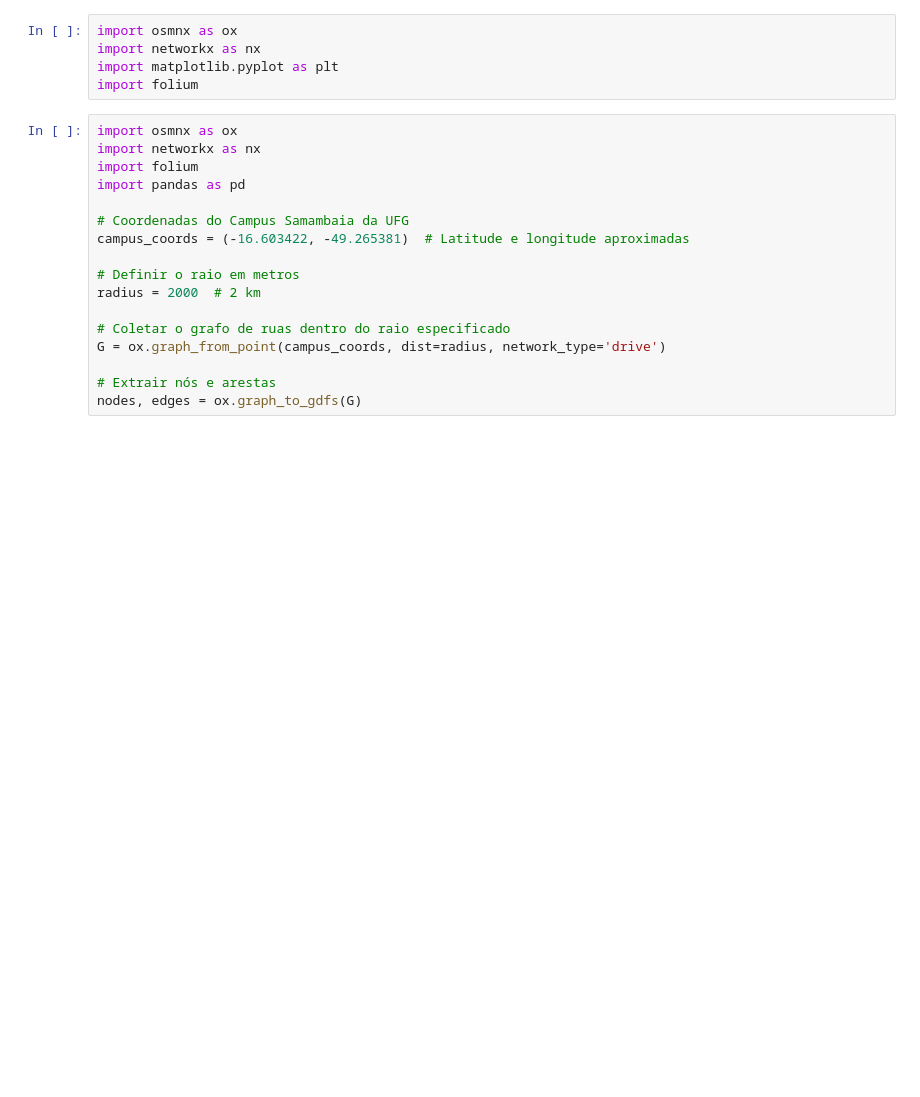
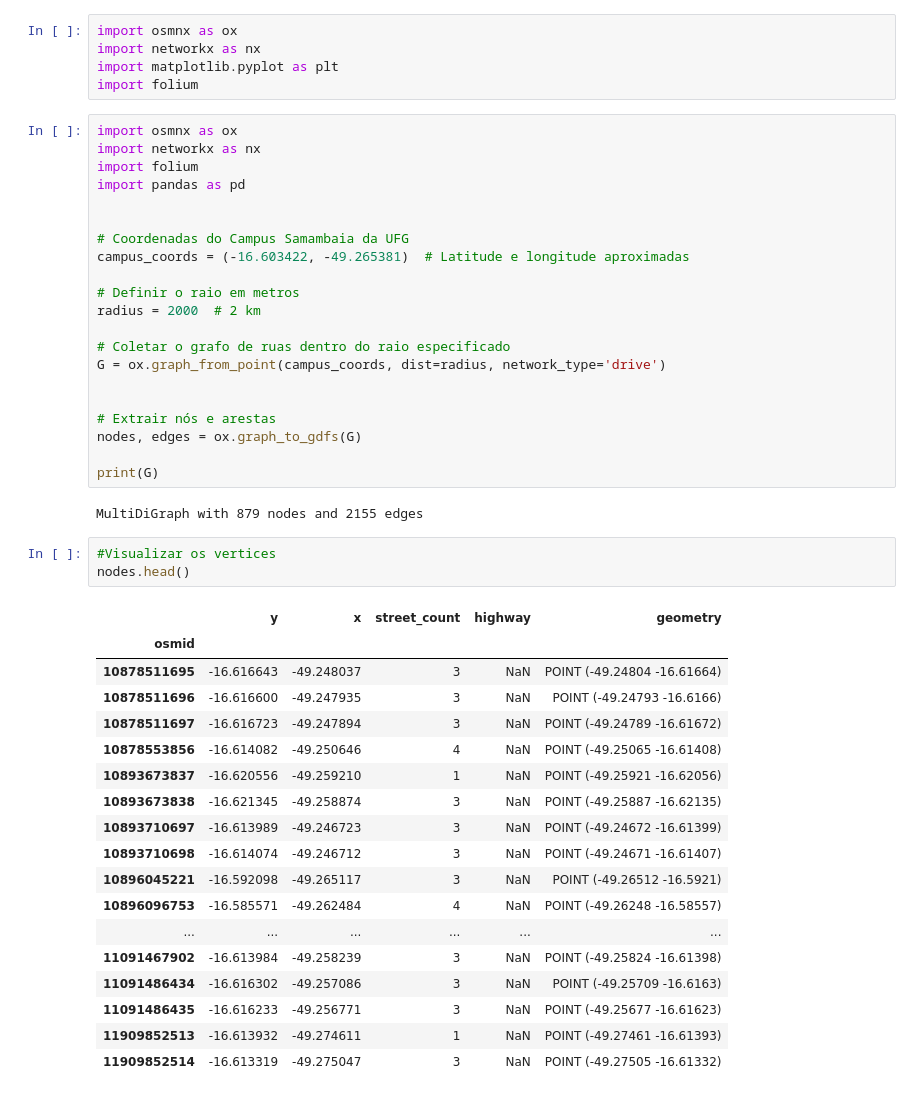
Before and after one commit to guilhermefrazao/AED2_roteamento_de_veiculos, a Jupyter notebook: code/test1.ipynb, the cells around one changed output. Cells and saved outputs as stored; diff of their text form; blank space fills up the shorter version.

```diff
--- a/code/test1.ipynb
+++ b/code/test1.ipynb
@@ -8,6 +8,7 @@ import osmnx as ox
 import networkx as nx
 import folium
 import pandas as pd
+
 
 # Coordenadas do Campus Samambaia da UFG
 campus_coords = (-16.603422, -49.265381)  # Latitude e longitude aproximadas
@@ -18,5 +19,32 @@ radius = 2000  # 2 km
 # Coletar o grafo de ruas dentro do raio especificado
 G = ox.graph_from_point(campus_coords, dist=radius, network_type='drive')
 
+
 # Extrair nós e arestas
 nodes, edges = ox.graph_to_gdfs(G)
+
+print(G)
+# %% [output]
+MultiDiGraph with 879 nodes and 2155 edges
+# %%
+#Visualizar os vertices
+nodes.head()
+# %% [output]
+|  | y | x | street_count | highway | geometry |
+| osmid |  |  |  |  |  |
+| 10878511695 | -16.616643 | -49.248037 | 3 | NaN | POINT (-49.24804 -16.61664) |
+| 10878511696 | -16.616600 | -49.247935 | 3 | NaN | POINT (-49.24793 -16.6166) |
+| 10878511697 | -16.616723 | -49.247894 | 3 | NaN | POINT (-49.24789 -16.61672) |
+| 10878553856 | -16.614082 | -49.250646 | 4 | NaN | POINT (-49.25065 -16.61408) |
+| 10893673837 | -16.620556 | -49.259210 | 1 | NaN | POINT (-49.25921 -16.62056) |
+| 10893673838 | -16.621345 | -49.258874 | 3 | NaN | POINT (-49.25887 -16.62135) |
+| 10893710697 | -16.613989 | -49.246723 | 3 | NaN | POINT (-49.24672 -16.61399) |
+| 10893710698 | -16.614074 | -49.246712 | 3 | NaN | POINT (-49.24671 -16.61407) |
+| 10896045221 | -16.592098 | -49.265117 | 3 | NaN | POINT (-49.26512 -16.5921) |
+| 10896096753 | -16.585571 | -49.262484 | 4 | NaN | POINT (-49.26248 -16.58557) |
+| ... | ... | ... | ... | ... | ... |
+| 11091467902 | -16.613984 | -49.258239 | 3 | NaN | POINT (-49.25824 -16.61398) |
+| 11091486434 | -16.616302 | -49.257086 | 3 | NaN | POINT (-49.25709 -16.6163) |
+| 11091486435 | -16.616233 | -49.256771 | 3 | NaN | POINT (-49.25677 -16.61623) |
+| 11909852513 | -16.613932 | -49.274611 | 1 | NaN | POINT (-49.27461 -16.61393) |
+| 11909852514 | -16.613319 | -49.275047 | 3 | NaN | POINT (-49.27505 -16.61332) |
```
Also changed, not shown: parts of 7 cells of this notebook, 4 other files.
